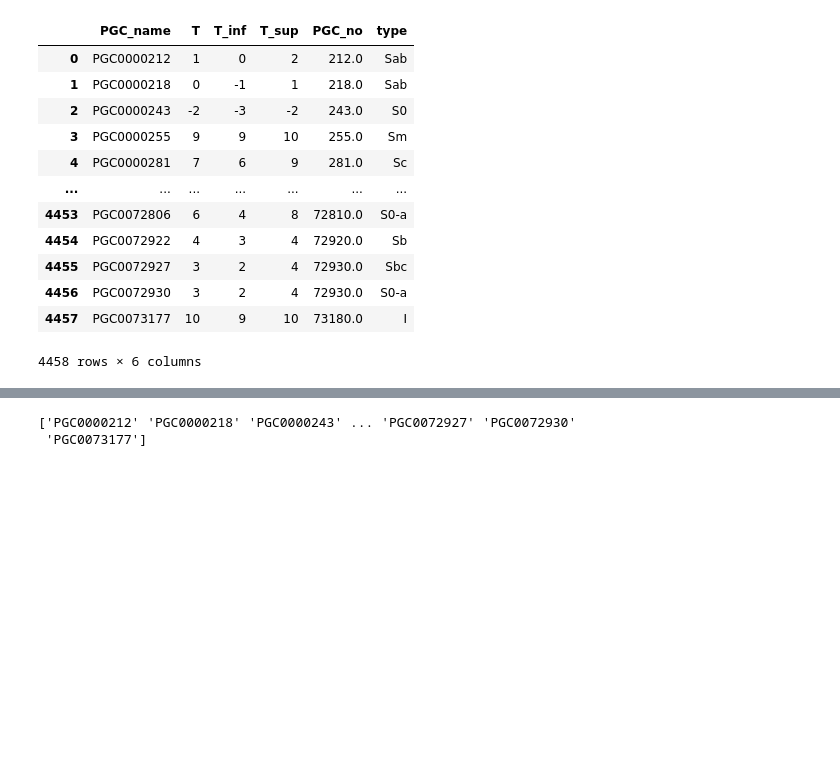
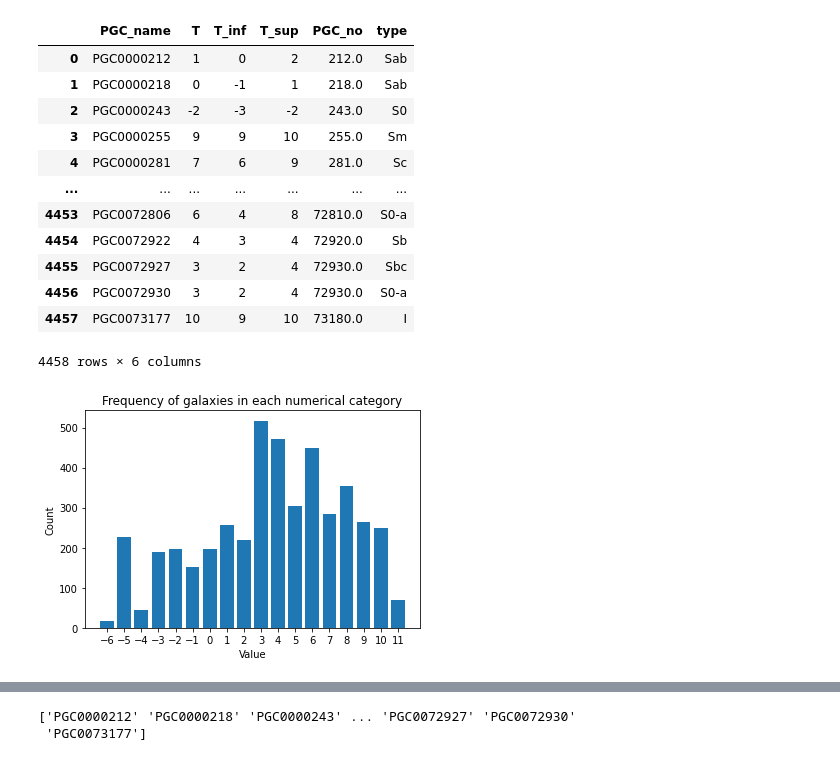
Before and after one commit to saiT1108/GalaxyClassifier, a Jupyter notebook: DataProcessor.ipynb, the cells around one changed output, grey strips where cells are left out. Saved outputs shown, nothing was run; the diff lists cells and outputs as text; code cells hidden in the pictures; blank space fills up the shorter version.

```diff
--- a/DataProcessor.ipynb
+++ b/DataProcessor.ipynb
@@ -50,7 +46,8 @@ hyper_df
 hyper_df = hyper_df[['PGC_name','PGC_no','type']]
 attr_df = attr_df[['PGCname','T','T_inf','T_sup']]
 attr_df = attr_df.rename(columns={'PGCname':'PGC_name'})
-attr_df.merge(hyper_df)
+attr_df = attr_df.merge(hyper_df)
+attr_df
 # %% [output]
 |  | PGC_name | T | T_inf | T_sup | PGC_no | type |
 | 0 | PGC0000212 | 1 | 0 | 2 | 212.0 | Sab |
@@ -65,3 +62,15 @@ attr_df.merge(hyper_df)
 | 4456 | PGC0072930 | 3 | 2 | 4 | 72930.0 | S0-a |
 | 4457 | PGC0073177 | 10 | 9 | 10 | 73180.0 | I |
 4458 rows × 6 columns
+# %%
+value_counts = attr_df['T'].value_counts()
+
+fig, ax = plt.subplots()
+ax.bar(value_counts.index, value_counts.values)
+ax.set_xlabel('Value')
+ax.set_ylabel('Count')
+ax.set_title('Frequency of galaxies in each numerical category')
+ax.set_xticks(range(-6, max(attr_df['T'])+1))
+plt.show()
+# %% [output]
+[figure, added]
```
Also changed, not shown: parts of 4 cells of this notebook.
